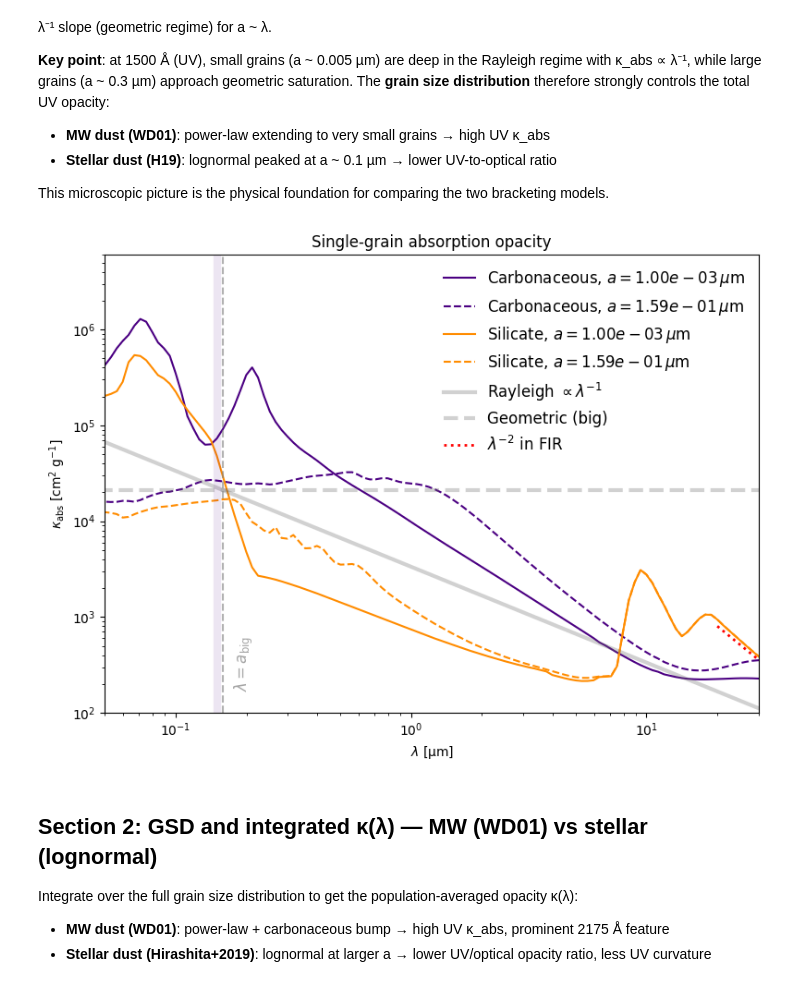
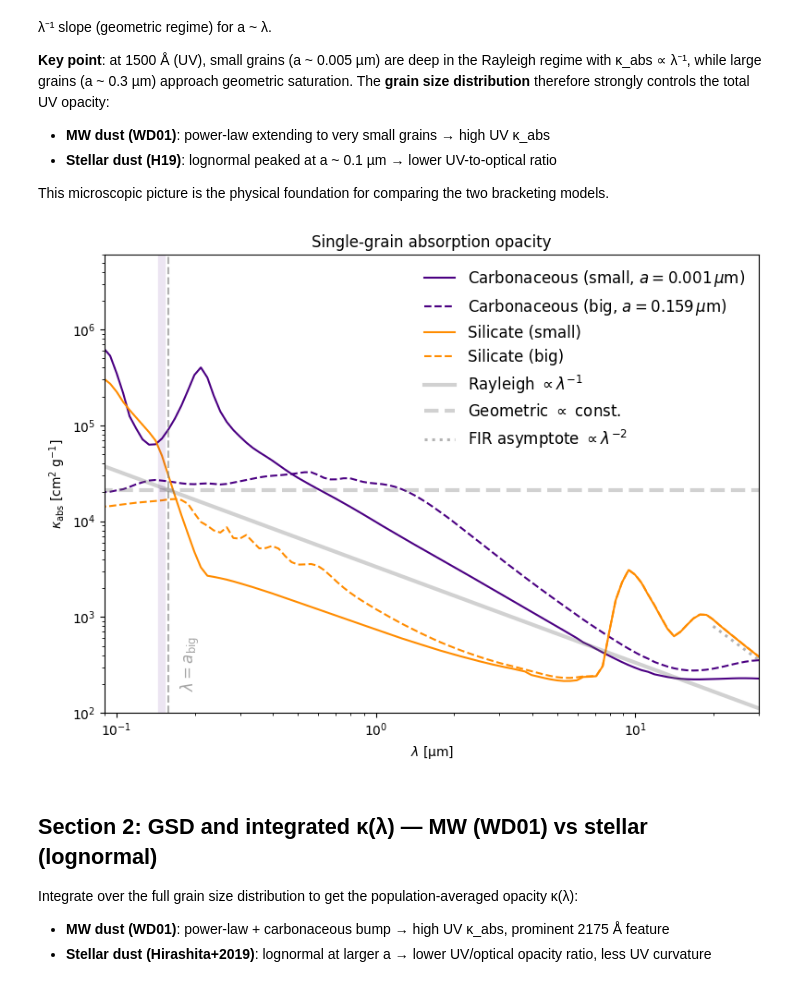
Before and after one commit to LauraSommovigo/dust_JWST_highz, a Jupyter notebook: notebooks/notebook_dust_lf_cph26_z10.ipynb, the cells around one changed output. Drawn from its saved outputs; the diff is of its cells as text; code cells hidden in the pictures.

```diff
--- a/notebooks/notebook_dust_lf_cph26_z10.ipynb
+++ b/notebooks/notebook_dust_lf_cph26_z10.ipynb
@@ -146,42 +146,42 @@ a_big_s_cm   = a_big_s   * 1e-4
 kappa_c_small = mass_absorption_coefficient(a_small_c_cm, Qabs_c[idx_small], RHO_CARB)
 kappa_c_big   = mass_absorption_coefficient(a_big_c_cm,   Qabs_c[idx_big],   RHO_CARB)
 kappa_s_small = mass_absorption_coefficient(a_small_s_cm, Qabs_s[idx_small], RHO_SIL)
 kappa_s_big   = mass_absorption_coefficient(a_big_s_cm,   Qabs_s[idx_big],   RHO_SIL)
 
 # Asymptotic scalings
 k_geo_b = 3 / (4 * RHO_CARB * a_big_c_cm)
 k_ray   = 3 / (4 * RHO_CARB * a_small_c_cm) * (a_small_c / lam_um)
 
 fig, ax = plt.subplots(figsize=(8, 6))
 ax.loglog(lam_um, kappa_c_small, color="indigo",     ls="-",
-          label=fr"Carbonaceous, $a={a_small_c:.2e}\,\mu$m")
+          label=fr"Carbonaceous (small, $a=0.001\,\mu$m)")
 ax.loglog(lam_um, kappa_c_big,   color="indigo",     ls="--",
-          label=fr"Carbonaceous, $a={a_big_c:.2e}\,\mu$m")
+          label=fr"Carbonaceous (big, $a=0.159\,\mu$m)")
 ax.loglog(lam_um, kappa_s_small, color="darkorange", ls="-",
-          label=fr"Silicate, $a={a_small_s:.2e}\,\mu$m")
+          label=fr"Silicate (small)")
 ax.loglog(lam_um, kappa_s_big,   color="darkorange", ls="--",
-          label=fr"Silicate, $a={a_big_s:.2e}\,\mu$m")
+          label=fr"Silicate (big)")
 ax.axvline(a_big_c, color="grey", alpha=0.6, lw=1.5, ls="--")
 ax.text(a_big_c * 1.1, 200, r"$\lambda=a_{\rm big}$", rotation=90,
         color="grey", alpha=0.7, fontsize=12)
 ax.loglog(lam_um, k_ray,                lw=3, alpha=0.3, color="dimgrey",
           label=r"Rayleigh $\propto\lambda^{-1}$")
 ax.hlines(k_geo_b, 1e-4, 1e3, lw=3, ls="--", alpha=0.3, color="dimgrey",
-          label="Geometric (big)")
+          label="Geometric $\propto$ const.")
 ax.axvline(0.1500, lw=6, color="indigo", alpha=0.1)
 lam_fir = np.linspace(20, 1000, 100)
-ax.loglog(lam_fir, 12.85 * (lam_fir / 158.0) ** (-2), color="r", ls=":", lw=2,
-          label=r"$\lambda^{-2}$ in FIR")
+ax.loglog(lam_fir, 12.85 * (lam_fir / 158.0) ** (-2), color="dimgrey", ls=":", lw=2.2, alpha=0.5,
+          label=r"FIR asymptote $\propto \lambda^{-2}$ ")
 ax.set_xlabel(r"$\lambda$ [µm]")
 ax.set_ylabel(r"$\kappa_{\rm abs}$ [cm$^2$ g$^{-1}$]")
 ax.legend(frameon=False, fontsize=12, loc="upper right")
-ax.set_xlim(0.050, 30)
+ax.set_xlim(0.090, 30)
 ax.set_ylim(1e2, 0.6e7)
 ax.set_title("Single-grain absorption opacity")
 plt.tight_layout()
 plt.show()
 # %% [output]
-[figure, old version]
+[figure, new version]
 # %% [markdown]
 ## Section 2: GSD and integrated κ(λ) — MW (WD01) vs stellar (lognormal)
 
```
Also changed, not shown: 1 other file.
